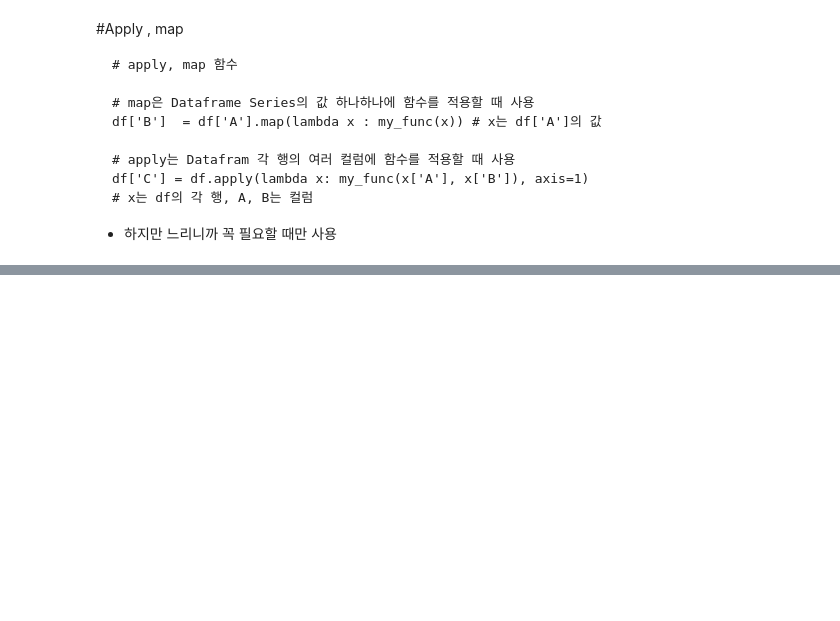
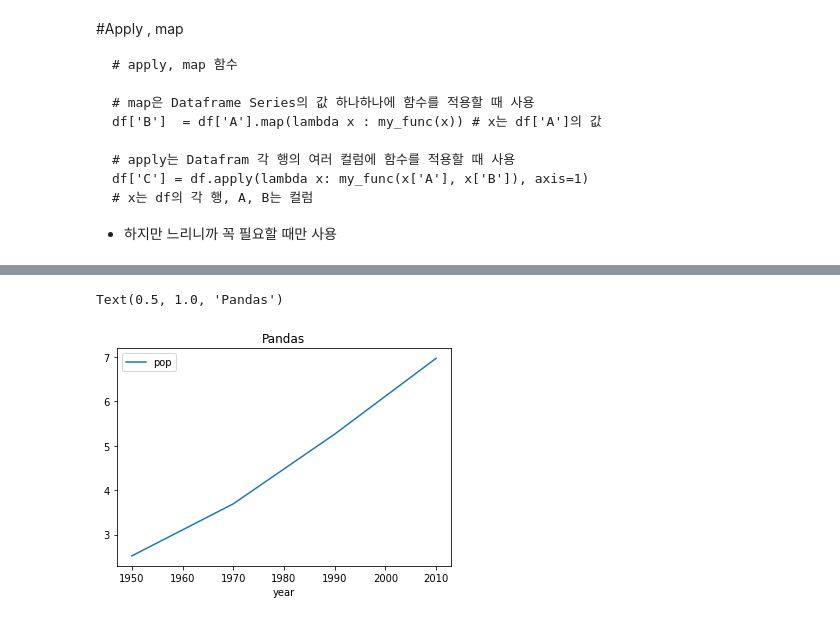
Before and after one commit to kim-hyun-ho/study, a Jupyter notebook: 빅분기_실기_연습.ipynb, the cells around one changed output, grey strips where cells are left out. Drawn from its saved outputs; the diff is of its cells as text; code cells hidden in the pictures; blank space fills up the shorter version.

```diff
--- a/빅분기_실기_연습.ipynb
+++ b/빅분기_실기_연습.ipynb
@@ -387,0 +456,7 @@ df['C'] = df.apply(lambda x: my_func(x['A'], x['B']), axis=1)
+# %%
+df=pd.DataFrame(dict(year=year,pop=pop))
+df.plot(x='year',y='pop', kind='line')
+plt.title('Pandas')
+# %% [output]
+Text(0.5, 1.0, 'Pandas')
+[figure, added]
```
Also changed, not shown: parts of 69 cells of this notebook.
